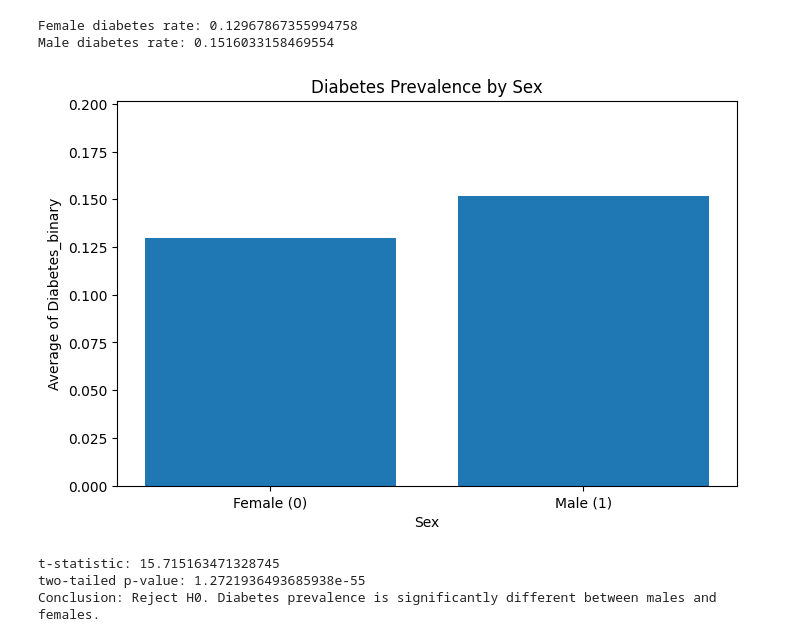
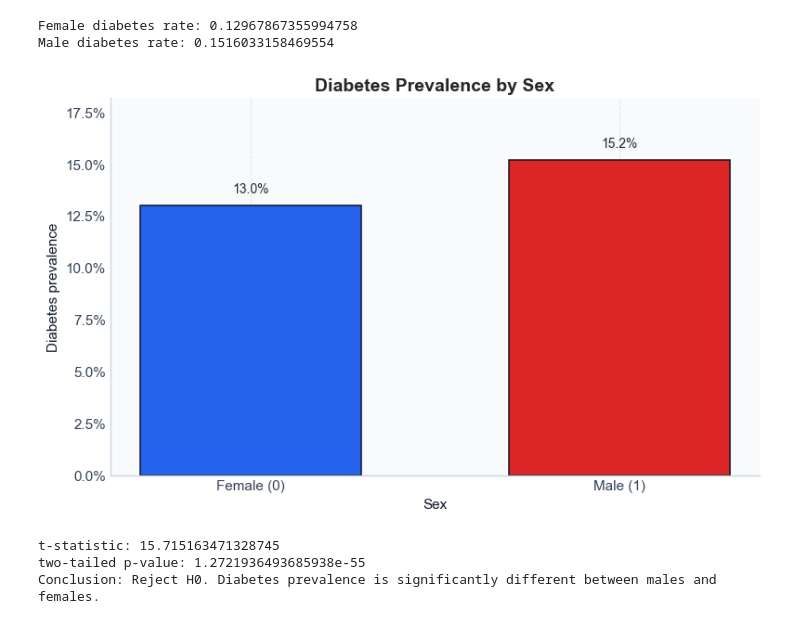
Before and after one commit to amath18/cmsc320finalproject, a Jupyter notebook: cmsc320checkpoint2.ipynb, the cells around one changed output. Cells and saved outputs as stored; diff of their text form; code cells hidden in the pictures.

```diff
--- a/cmsc320checkpoint2.ipynb
+++ b/cmsc320checkpoint2.ipynb
@@ -176,10 +202,16 @@ Name: Diabetes_binary, dtype: float64
 # %%
 corr_to_target = correlation_with_diabetes.drop("Diabetes_binary").sort_values()
 
-plt.figure(figsize=(10,6))
-plt.barh(corr_to_target.index, corr_to_target.values)
-plt.xlabel("Correlation with Diabetes_binary")
-plt.ylabel("Feature")
-plt.title("Correlation of Each Feature with Diabetes Status")
+colors = ["#dc2626" if value > 0 else "#2563eb" for value in corr_to_target.values]
+
+fig, ax = plt.subplots(figsize=(10,6))
+ax.barh(corr_to_target.index, corr_to_target.values, color=colors, edgecolor="white", linewidth=0.8)
+ax.axvline(0, color="#0f172a", linewidth=1)
+ax.set_xlabel("Correlation with Diabetes_binary")
+ax.set_ylabel("Feature")
+ax.set_title("Correlation of Each Feature with Diabetes Status")
+for spine in ["top", "right"]:
+    ax.spines[spine].set_visible(False)
+plt.tight_layout()
 plt.show()
 # %% [output]
@@ -255,15 +294,23 @@ Male diabetes rate: 0.1516033158469554
 # %%
 sex_rates = df.groupby("Sex")["Diabetes_binary"].mean()
 
-plt.figure(figsize=(8,5))
-plt.bar(["Female (0)", "Male (1)"], sex_rates.values)
-plt.xlabel("Sex")
-plt.ylabel("Average of Diabetes_binary")
-plt.title("Diabetes Prevalence by Sex")
-plt.ylim(0, max(sex_rates.values) + 0.05)
+fig, ax = plt.subplots(figsize=(8,5))
+bars = ax.bar(["Female (0)", "Male (1)"], sex_rates.values, color=["#2563eb", "#dc2626"], edgecolor="#0f172a", linewidth=1.1, width=0.6)
+ax.set_xlabel("Sex")
+ax.set_ylabel("Diabetes prevalence")
+ax.set_title("Diabetes Prevalence by Sex")
+ax.set_ylim(0, max(sex_rates.values) + 0.03)
+ax.yaxis.set_major_formatter(PercentFormatter(1.0))
+ax.grid(axis="y")
+ax.set_axisbelow(True)
+for bar, value in zip(bars, sex_rates.values):
+    ax.text(bar.get_x() + bar.get_width() / 2, value + 0.005, f"{value:.1%}", ha="center", va="bottom", fontsize=10)
+for spine in ["top", "right"]:
+    ax.spines[spine].set_visible(False)
+plt.tight_layout()
 plt.show()
 # %% [output]
-[figure, old version]
+[figure, new version]
 # %%
 t_stat_2, p_value_2 = stats.ttest_ind(male_diabetes, female_diabetes, equal_var=False)
 
```
Also changed, not shown: parts of 7 cells of this notebook.
